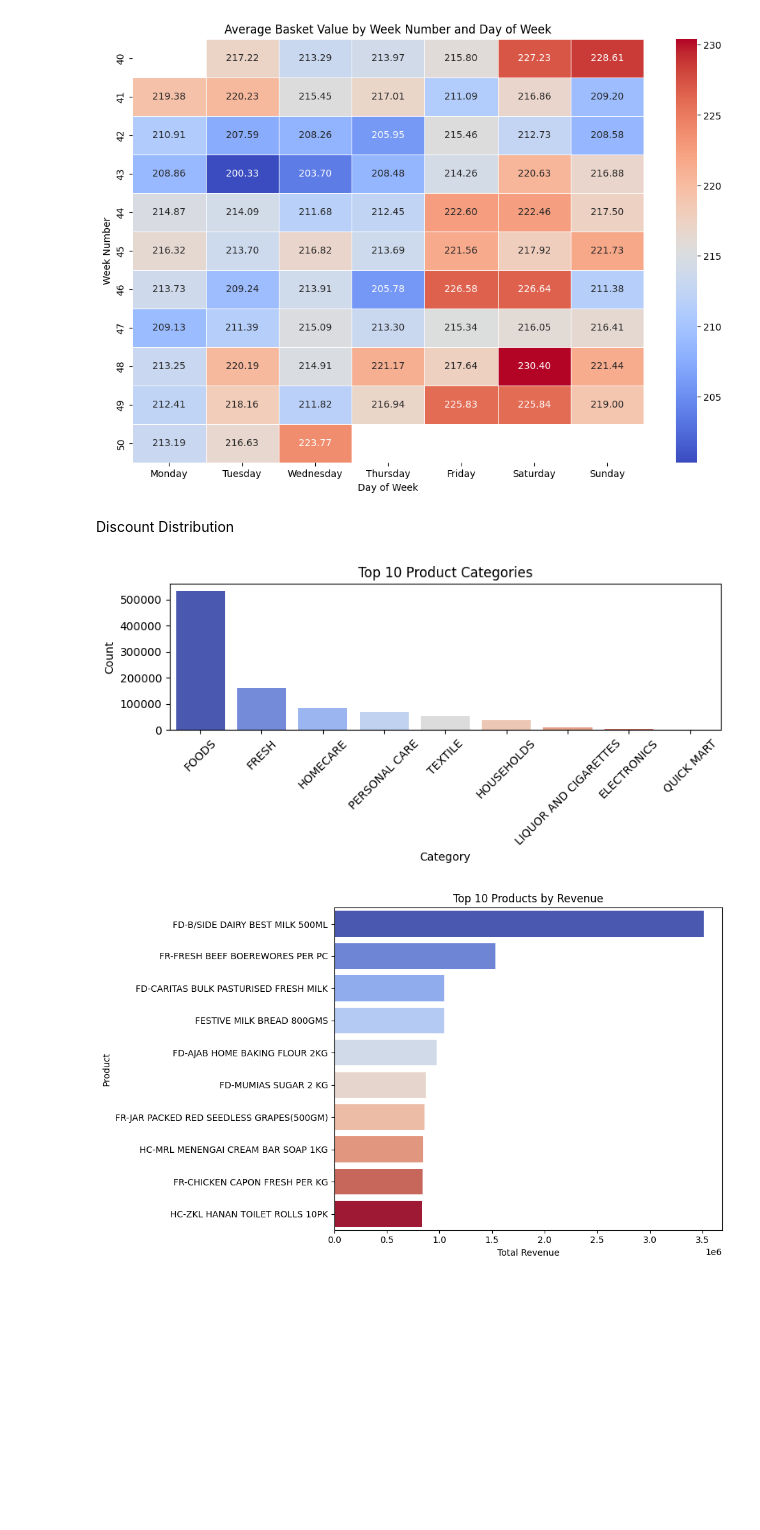
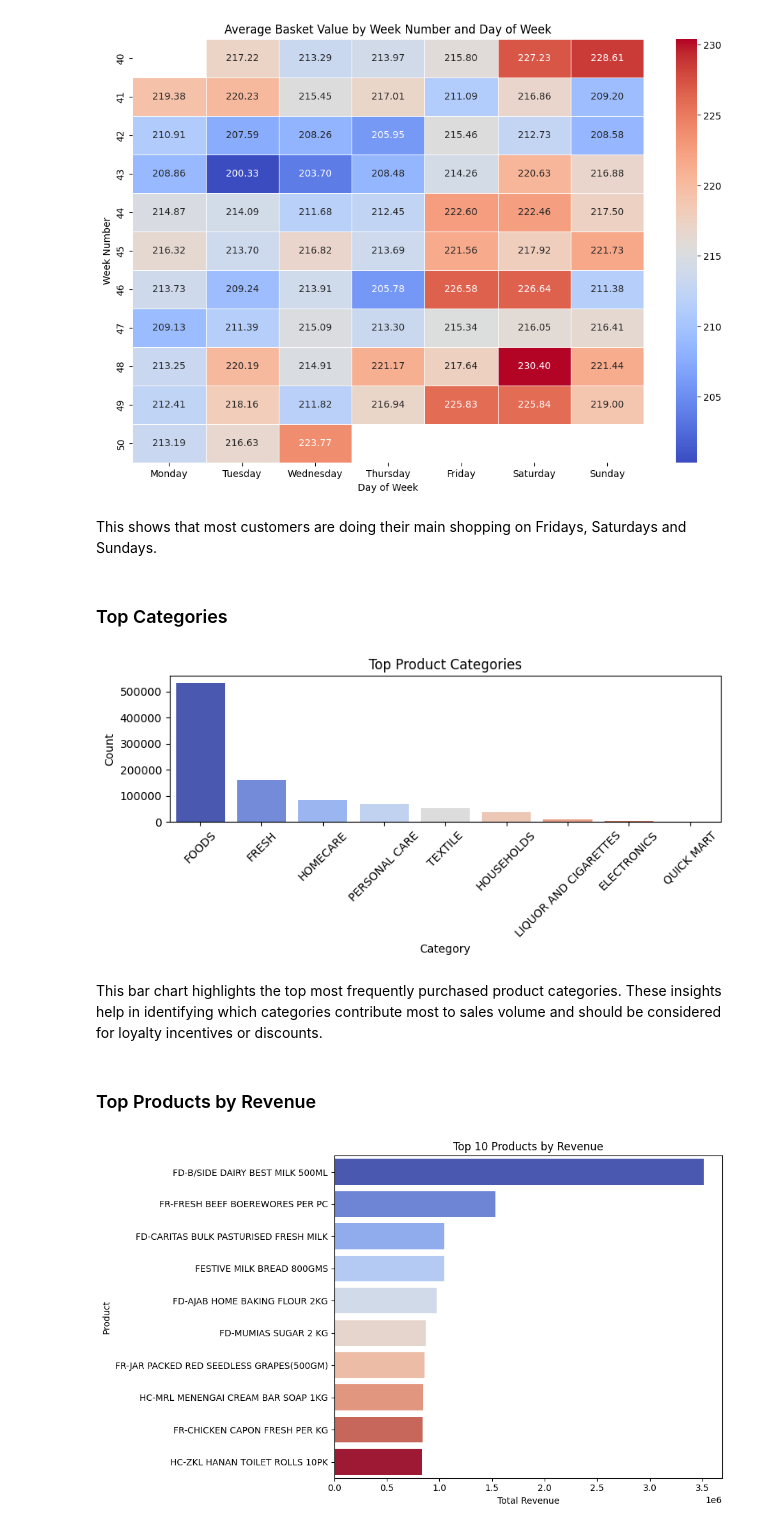
Before and after one commit to Sama-stack/Loyalty-Program-Project-Group-2, a Jupyter notebook: Group_2_Phase_5_Project_Capstone.ipynb, the cells around one changed output. Saved outputs shown, nothing was run; the diff lists cells and outputs as text; code cells hidden in the pictures; blank space fills up the shorter version.

```diff
--- a/Group_2_Phase_5_Project_Capstone.ipynb
+++ b/Group_2_Phase_5_Project_Capstone.ipynb
@@ -521,27 +569,33 @@ plt.xlabel("Day of Week")
 plt.show()
 # %% [output]
 [figure]
-# %% [markdown]
-Discount Distribution
+# %% [markdown]
+This shows that most customers are doing their main shopping on Fridays, Saturdays and Sundays.
+# %% [markdown]
+### Top Categories
 # %%
 # Top categories
 if 'category' in transactions_df.columns:
     top_cats = transactions_df['category'].value_counts().head(10)
 
     # Generate coolwarm colors for the bars
     cmap = cm.get_cmap('coolwarm')
     colors = cmap(np.linspace(0, 1, len(top_cats)))
 
     plt.figure(figsize=(8, 4))
     sns.barplot(x=top_cats.index, y=top_cats.values, palette=colors)
-    plt.title("Top 10 Product Categories")
+    plt.title("Top Product Categories")
     plt.xticks(rotation=45)
     plt.ylabel("Count")
     plt.xlabel("Category")
     plt.tight_layout()
     plt.show()
 # %% [output]
-[figure, old version]
+[figure, new version]
+# %% [markdown]
+This bar chart highlights the top most frequently purchased product categories. These insights help in identifying which categories contribute most to sales volume and should be considered for loyalty incentives or discounts.
+# %% [markdown]
+### Top Products by Revenue
 # %%
 #Top Products
 top_products = transactions_df.groupby('description')['revenue_value'] \
```
Also changed, not shown: parts of 86 cells of this notebook, 7 other files.
